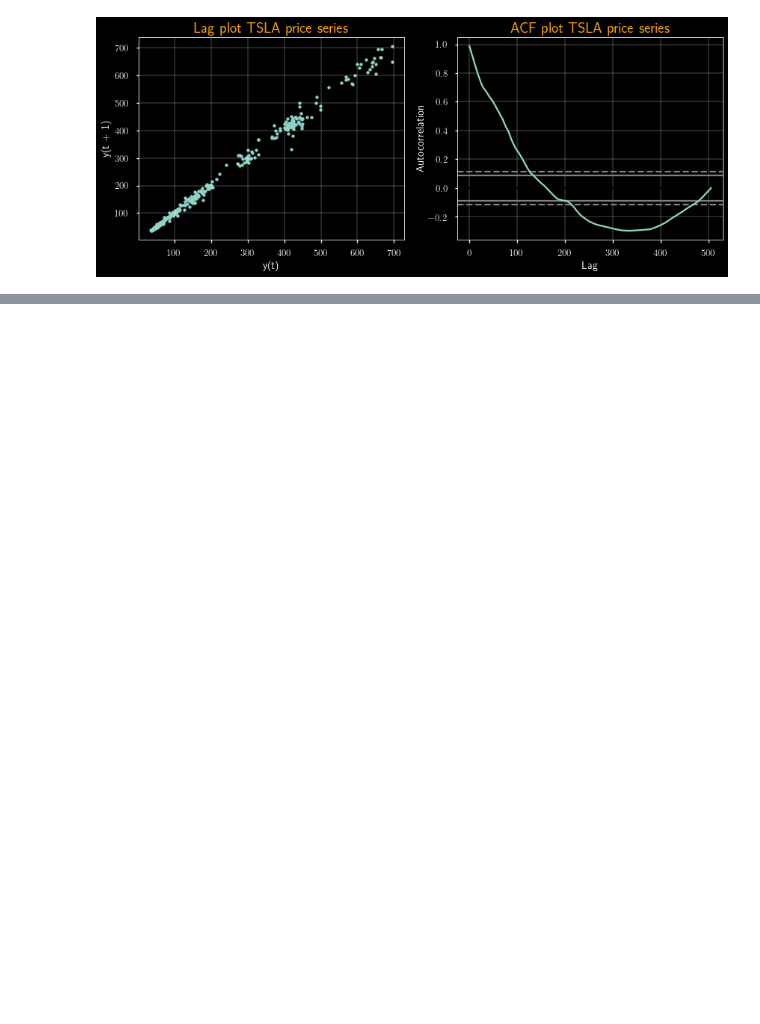
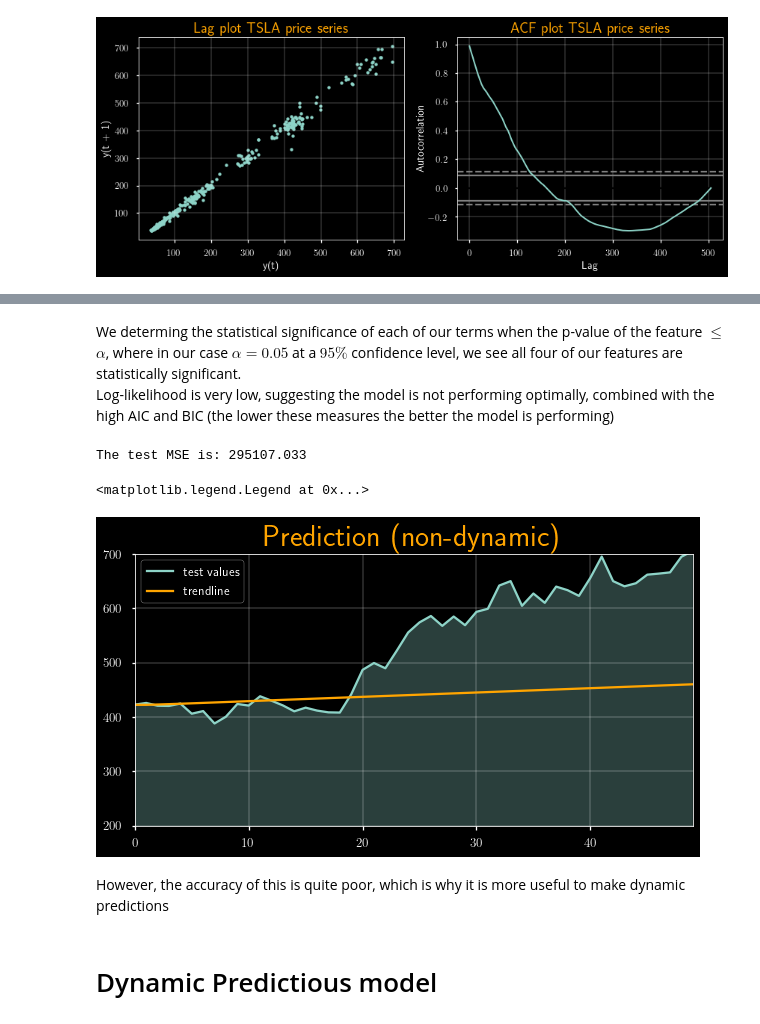
Before and after one commit to marcocappai00/Quantitative-Finance, a Jupyter notebook: Econometrics_trading_model.ipynb, the cells around one changed output, grey strips where cells are left out. Cells and saved outputs as stored; diff of their text form; code cells hidden in the pictures; blank space fills up the shorter version.

```diff
--- a/Econometrics_trading_model.ipynb
+++ b/Econometrics_trading_model.ipynb
@@ -54,0 +79,7 @@ Although there appears to be a high level of autoco
+# %%
+#Splitting dataset so we have 400 observations in the training and 100 in the test set
+price_array = np.array(price_df)
+X = price_array
+train, test = X[1:len(X)-50], X[len(X)-50:]
+model_1 = arima(endog=train, order=(2,1,1)).fit()
+print(model_1.summary())
@@ -54,0 +104,31 @@ Although there appears to be a high level of autoco
+# %% [markdown]
+We determing the statistical significance of each of our terms when the p-value of the feature $\le$ $\alpha$, where in our case $\alpha = 0.05$ at a $95\%$ confidence level, we see all four of our features are statistically significant.\
+Log-likelihood is very low, suggesting the model is not performing optimally, combined with the high AIC and BIC (the lower these measures the better the model is performing)
+# %%
+#Making predictions
+
+predictions = model_1.predict(start=len(train), end=len(train)+len(test)-1, dynamic=False)
+error = mean_squared_error(test, predictions)
+print('The test MSE is: %.3f' % error)
+pred = np.cumsum(predictions)
+
+plt.figure(figsize=(10,5))
+xvals = np.arange(0,len(test))
+plt.plot(xvals, test, label='test values')
+plt.plot(pred + X[len(train)], color='orange',
+        label='trendline')
+plt.fill_between(xvals, 0, test, alpha=0.3)
+plt.grid(linewidth=0.3)
+plt.ylim(200, 700)
+plt.xlim(0,len(test)-1)
+plt.title('Prediction (non-dynamic)', color='orange',
+         fontsize=30)
+plt.legend()
+# %% [output]
+The test MSE is: 295107.033
+<matplotlib.legend.Legend at 0x...>
+[figure, added]
+# %% [markdown]
+However, the accuracy of this is quite poor, which is why it is more useful to make dynamic predictions
+# %% [markdown]
+# Dynamic Predictious model
```
Also changed, not shown: parts of 11 cells of this notebook.
